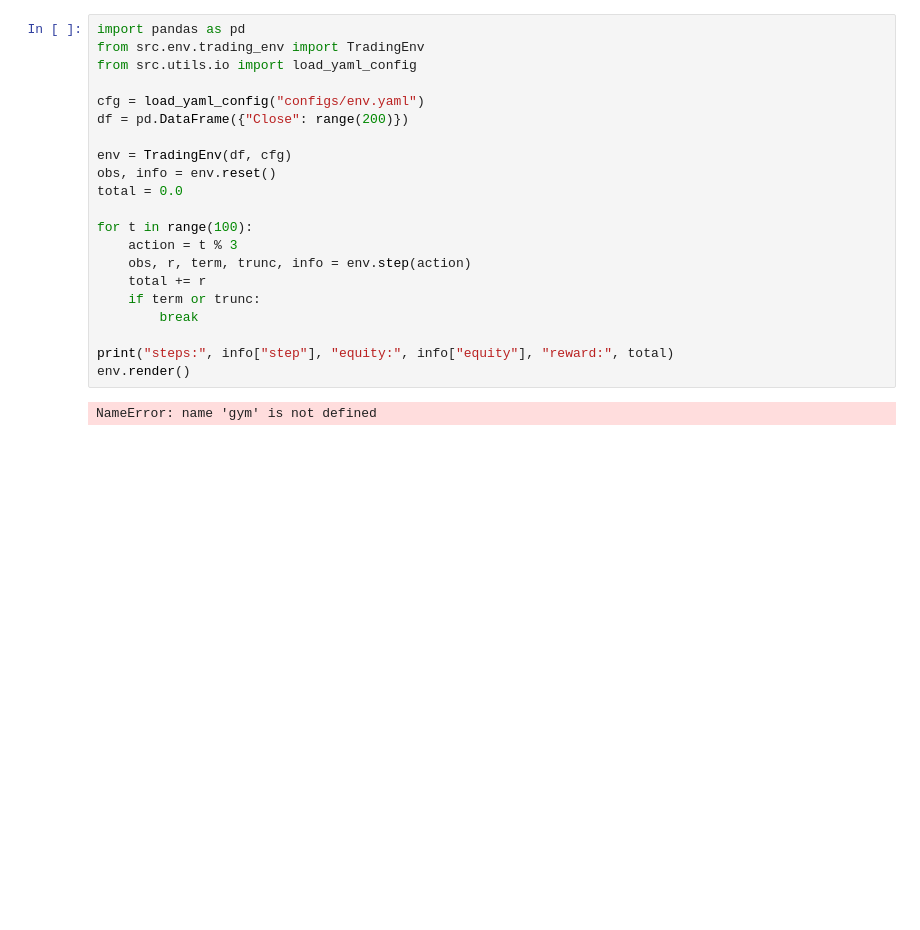
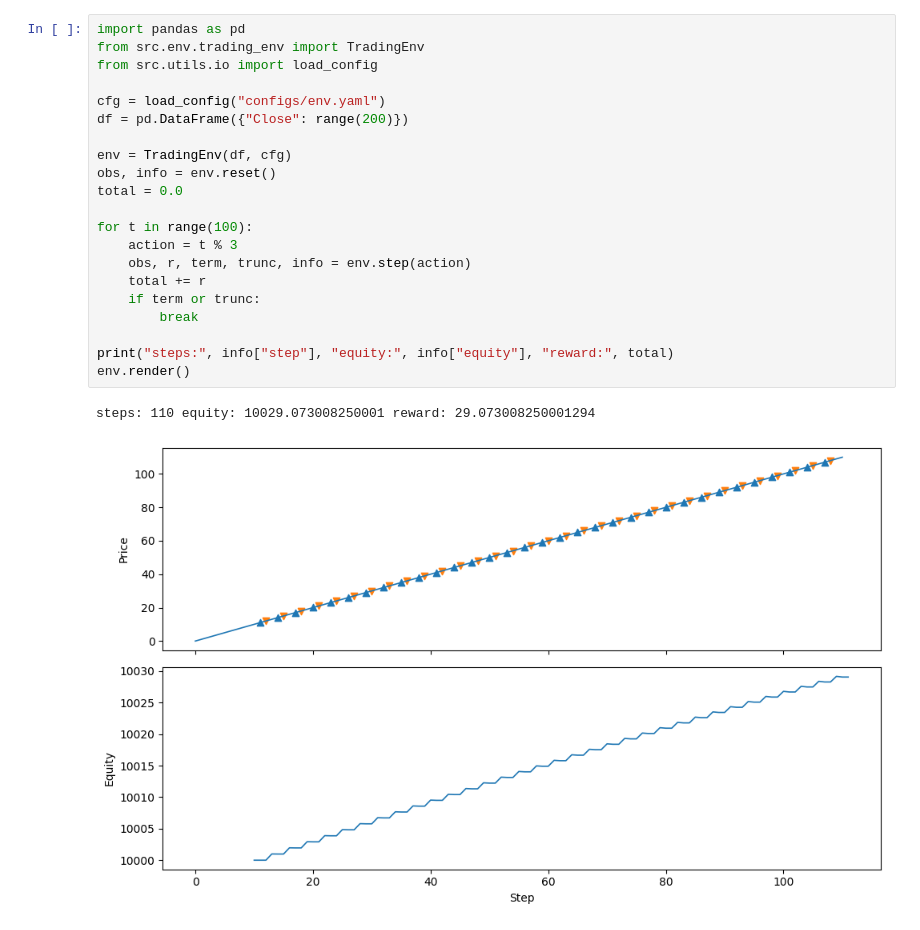
Before and after one commit to znewman4/Project2, a Jupyter notebook: notebooks/01_env_smoketest.ipynb, the cells around one changed output. Cells and saved outputs as stored; diff of their text form; blank space fills up the shorter version.

Commit message:
config added, smoketest works

```diff
--- a/notebooks/01_env_smoketest.ipynb
+++ b/notebooks/01_env_smoketest.ipynb
@@ -1,23 +1,24 @@
 # %%
 import pandas as pd
 from src.env.trading_env import TradingEnv
-from src.utils.io import load_yaml_config
+from src.utils.io import load_config
 
-cfg = load_yaml_config("configs/env.yaml")
+cfg = load_config("configs/env.yaml")
 df = pd.DataFrame({"Close": range(200)})
 
 env = TradingEnv(df, cfg)
 obs, info = env.reset()
 total = 0.0
 
 for t in range(100):
     action = t % 3
     obs, r, term, trunc, info = env.step(action)
     total += r
     if term or trunc:
         break
 
 print("steps:", info["step"], "equity:", info["equity"], "reward:", total)
 env.render()
 # %% [output]
-NameError: name 'gym' is not defined
+steps: 110 equity: 10029.073008250001 reward: 29.073008250001294
+[figure, added]
```
Also changed, not shown: 1 other file.
